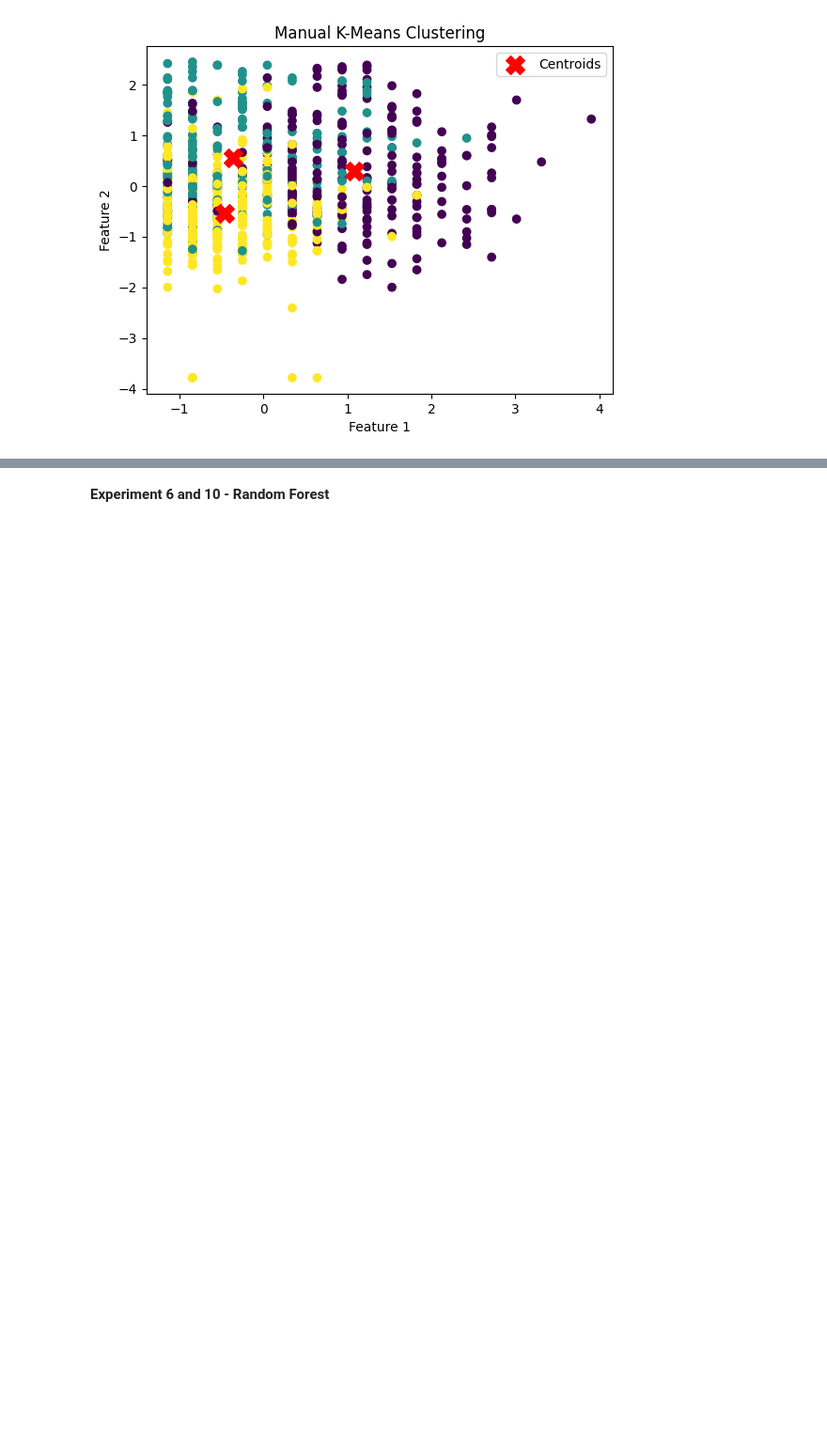
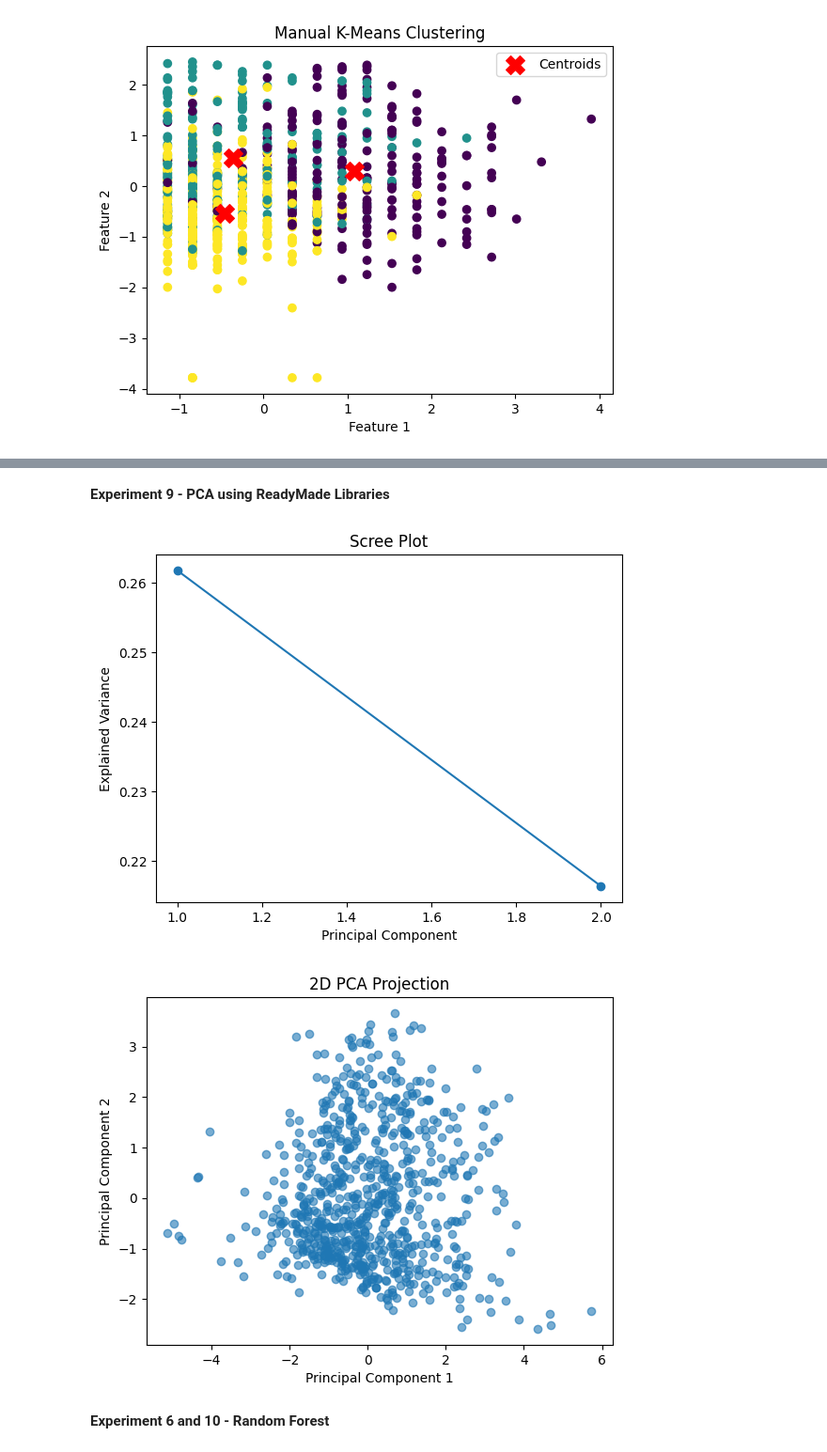
Before and after one commit to rutavmehta/BML, a Jupyter notebook: BML.ipynb, the cells around one changed output, grey strips where cells are left out. Shown at 94% size. Cells and saved outputs as stored; diff of their text form; code cells hidden in the pictures; blank space fills up the shorter version.

```diff
--- a/BML.ipynb
+++ b/BML.ipynb
@@ -577,3 +624,35 @@ Cluster Sizes: {np.int64(0): np.int64(215), np.int64(1): np.int64(216), np.int64
+# %% [markdown]
+**Experiment 9 - PCA using ReadyMade Libraries**
+# %%
+import pandas as pd
+import matplotlib.pyplot as plt
+from sklearn.decomposition import PCA
+from sklearn.preprocessing import StandardScaler
+
+# Load and standardize the dataset
+df = pd.read_csv("/content/drive/MyDrive/MIT Classwork/archive (2).csv")
+X = StandardScaler().fit_transform(df.drop(columns=["Outcome"]))
+
+# Apply PCA and transform the data to 2D
+pca = PCA(n_components=2)
+X_transformed = pca.fit_transform(X)
+
+# Scree Plot
+plt.plot(range(1, len(pca.explained_variance_ratio_) + 1), pca.explained_variance_ratio_, marker='o')
+plt.xlabel('Principal Component')
+plt.ylabel('Explained Variance')
+plt.title('Scree Plot')
+plt.show()
+
+# 2D Projection
+plt.scatter(X_transformed[:, 0], X_transformed[:, 1], alpha=0.6)
+plt.xlabel('Principal Component 1')
+plt.ylabel('Principal Component 2')
+plt.title('2D PCA Projection')
+plt.show()
+# %% [output]
+[figure, added]
+[figure, added]
 # %% [markdown]
 **Experiment 6 and 10 - Random Forest**
 # %% [markdown]
```
Also changed, not shown: parts of 2 cells of this notebook.
